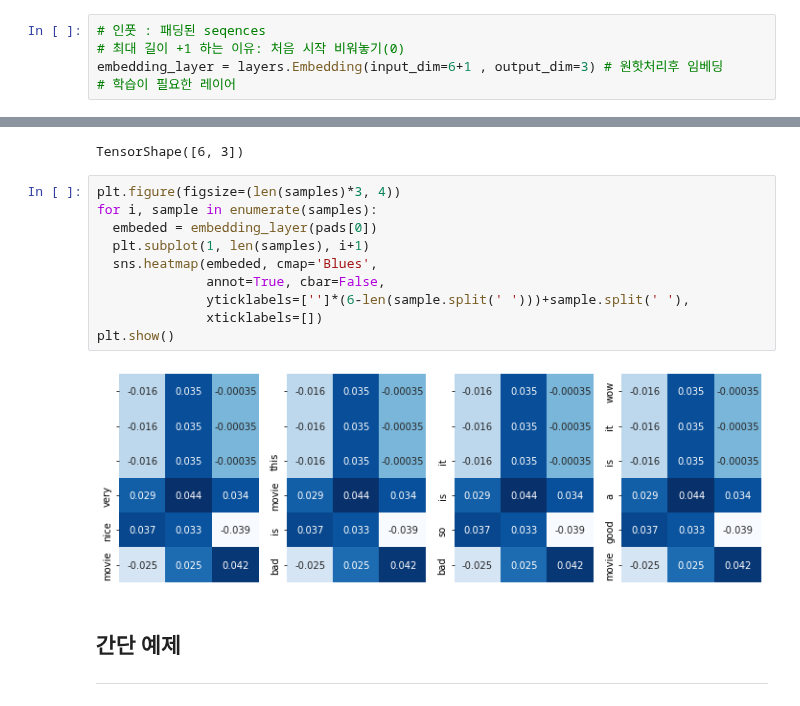
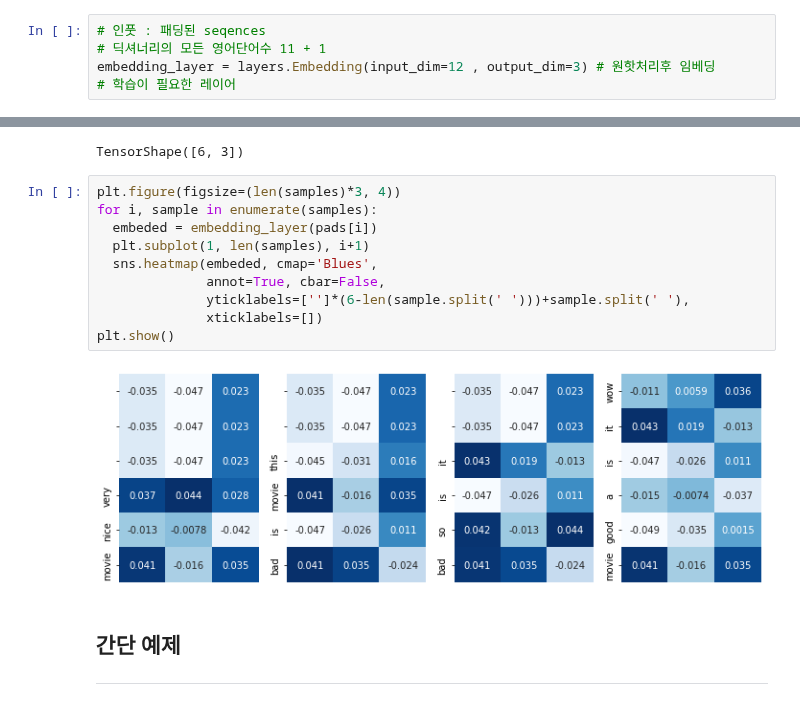
Before and after one commit to yebiny/SkillTreePython-DeepLearning, a Jupyter notebook: 03.NLP-with-tensorflow2.0/해설/ch03_01_NLP기초_텍스트처리.ipynb, the cells around one changed output, grey strips where cells are left out. Drawn from its saved outputs; the diff is of its cells as text.

```diff
--- a/03.NLP-with-tensorflow2.0/해설/ch03_01_NLP기초_텍스트처리.ipynb
+++ b/03.NLP-with-tensorflow2.0/해설/ch03_01_NLP기초_텍스트처리.ipynb
@@ -250,8 +250,8 @@ pads.shape
 (4, 6)
 # %%
 # 인풋 : 패딩된 seqences
-# 최대 길이 +1 하는 이유: 처음 시작 비워놓기(0)
-embedding_layer = layers.Embedding(input_dim=6+1 , output_dim=3) # 원핫처리후 임베딩
+# 딕셔너리의 모든 영어단어수 11 + 1
+embedding_layer = layers.Embedding(input_dim=12 , output_dim=3) # 원핫처리후 임베딩
 # 학습이 필요한 레이어
 # %%
 embeded = embedding_layer(pads[0])
@@ -261,15 +261,15 @@ TensorShape([6, 3])
 # %%
 plt.figure(figsize=(len(samples)*3, 4))
 for i, sample in enumerate(samples):
-  embeded = embedding_layer(pads[0])
+  embeded = embedding_layer(pads[i])
   plt.subplot(1, len(samples), i+1)
   sns.heatmap(embeded, cmap='Blues',
               annot=True, cbar=False,
               yticklabels=['']*(6-len(sample.split(' ')))+sample.split(' '),
               xticklabels=[])
 plt.show()
 # %% [output]
-[figure, old version]
+[figure, new version]
 # %% [markdown]
 ## 간단 예제
 ---
```
